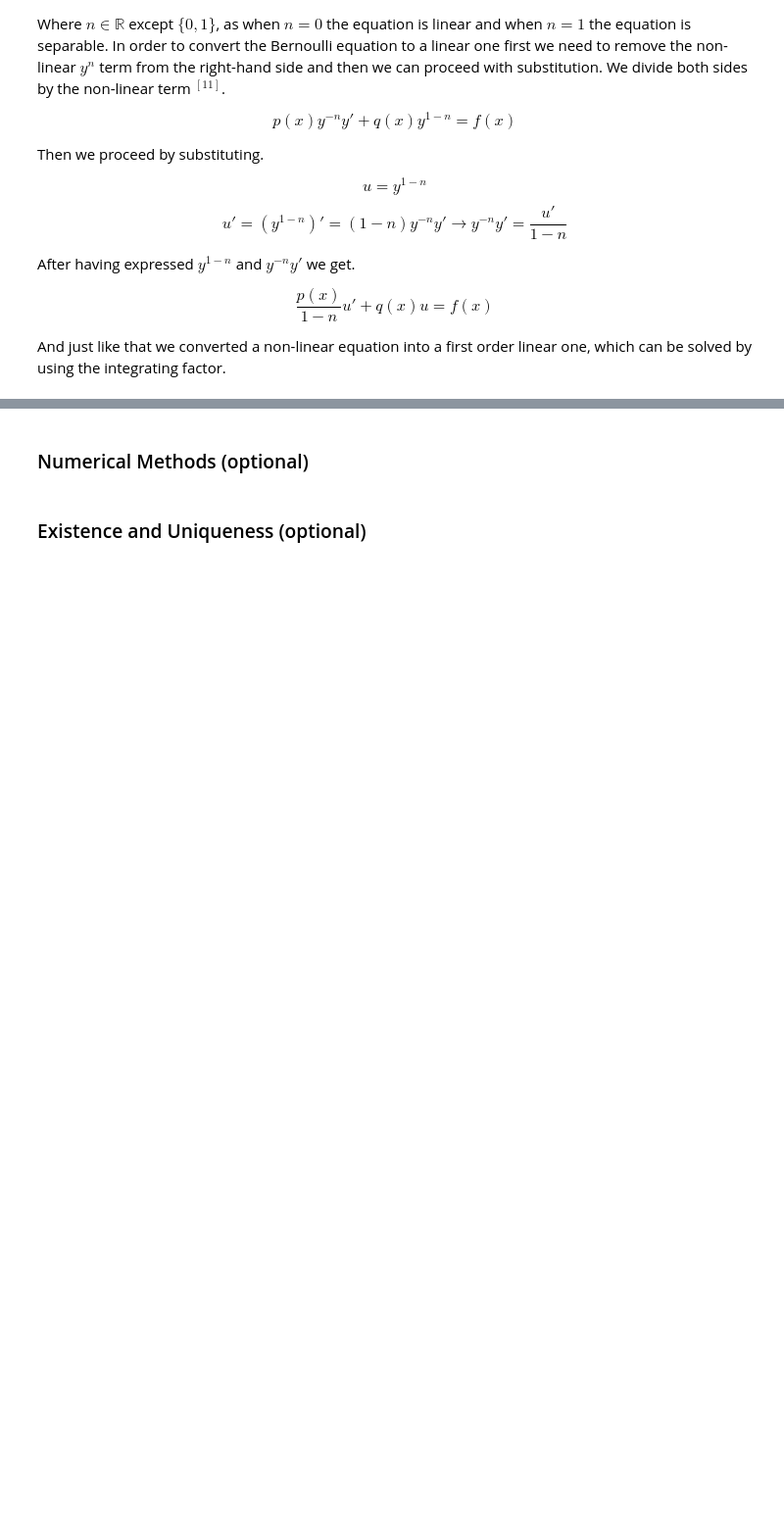
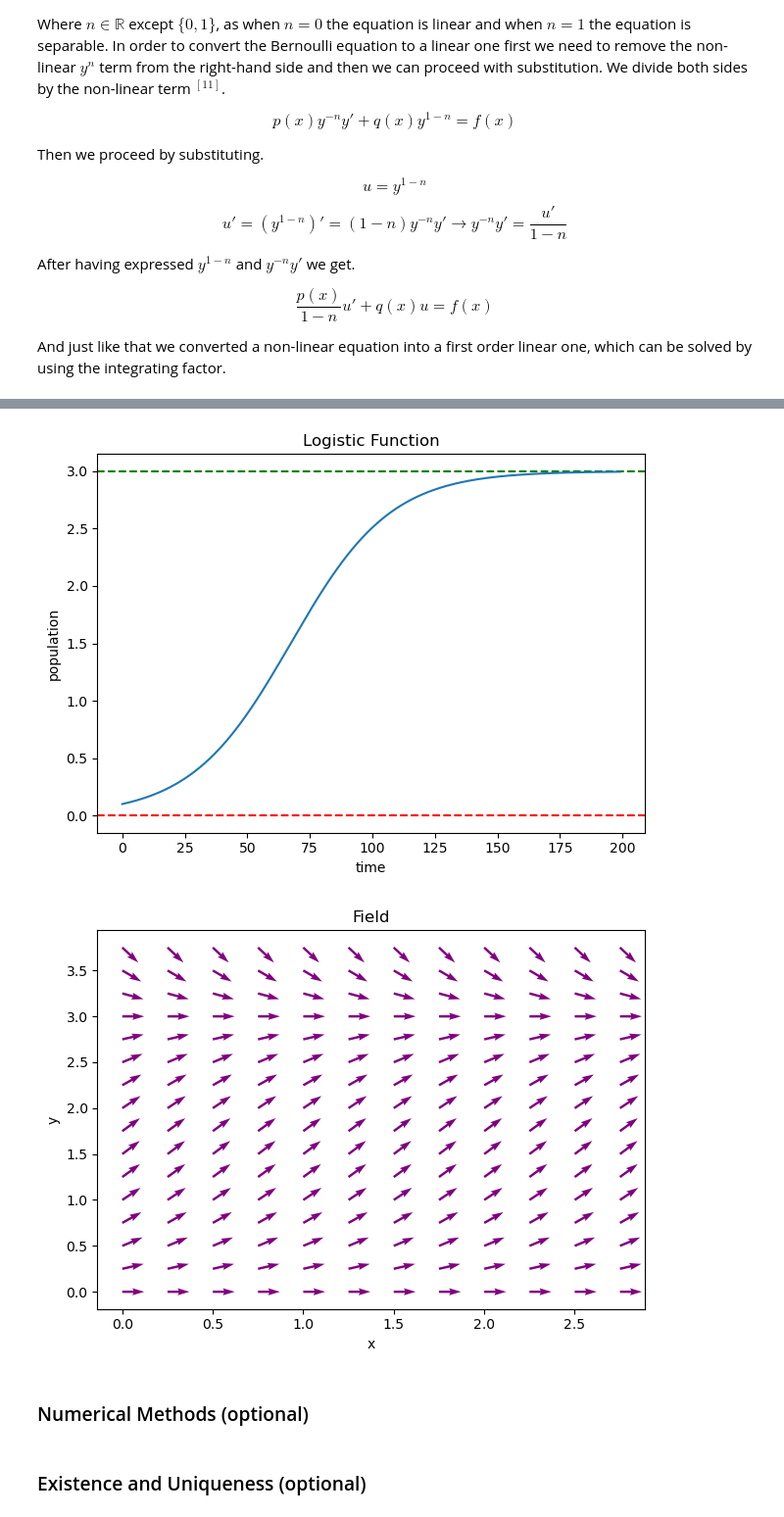
Before and after one commit to AlexanderTsoiGeorgiev/Differential-Equations, a Jupyter notebook: Differential Equations.ipynb, the cells around one changed output, grey strips where cells are left out. Shown at 98% size. Drawn from its saved outputs; the diff is of its cells as text; code cells hidden in the pictures; blank space fills up the shorter version.

```diff
--- a/Differential Equations.ipynb
+++ b/Differential Equations.ipynb
@@ -253,3 +298,59 @@ $$  y' = ry(1 - \frac{y}{K}) $$
+# %%
+def plot_logistic(t0=0, tmax = 20, step = 0.1, y0 = 2, K = 100, r = 0.5, zoom_range = [-10, 0, -1, 1], title ='Logistic Function' ):
+    t = np.arange(t0, tmax, step)
+    y0 = y0
+    K = K
+    r = r
+    y = (y0 * K)/((K - y0)*np.exp(-t * r) + y0)
+
+
+    if zoom_range:
+        fig, (ax1, ax2) = plt.subplots(2)
+        ax1.axhline(y = 0, linestyle = 'dashed', color ='red')
+        ax1.axhline(y=K, linestyle = 'dashed', color='green')
+        ax1.plot(y)
+        ax1.title.set_text(title)
+        ax1.set_xlabel('time')
+        ax1.set_ylabel('population')
+
+        ax2.axhline(y = 0, linestyle = 'dashed', color ='red')
+        ax2.axhline(y= K, linestyle = 'dashed', color='green')
+        ax2.plot(y)
+        ax2.title.set_text('Zoomed to max value')
+        ax2.set_xlabel('time')
+        ax2.set_ylabel('population')
+
+        xmin = len(t) + zoom_range[0]
+        xmax = len(t) + zoom_range[1]
+        ymin = K + zoom_range[2]
+        ymax = K + zoom_range[3]
+        ax2.axis(xmin= xmin, xmax = xmax, ymin = ymin, ymax = ymax)
+    else:
+        plt.axhline(y = 0, linestyle = 'dashed', color ='red')
+        plt.axhline(y=K, linestyle = 'dashed', color='green')
+        plt.plot(y)
+        plt.title(title)
+        plt.gca().set_xlabel('time')
+        plt.gca().set_ylabel('population')
+
+
+    plt.tight_layout()
+    plt.show()
+
+#plot_logistic()
+# plot_logistic(t0=0, tmax=50, step=0.1, y0=50, K = 10_000, r=1, zoom_range=[-350, -340, -1, 1], title= '50 to 10000 with zoom')
+# plot_logistic(t0=0, tmax=10, step=0.1, y0=50, K = 10_000, r=1, zoom_range=[], title='50 to 10000 r = 1')
+# plot_logistic(t0=0, tmax=10, step=0.1, y0=50, K = 10_000, r=2, zoom_range=[], title='50 to 10000 r = 2')
+# plot_logistic(t0=0, tmax=10, step=0.1, y0=50, K = 10_000, r=3, zoom_range=[], title='50 to 10000 r = 3')
+# plot_logistic(t0=0, tmax=10, step=0.1, y0=100, K = 50, r=1, zoom_range=[], title='100 to 50')
+
+# compare solution to vector field
+plot_logistic(y0=0.1, K =3, zoom_range=[])
+X, Y = create_meshgrid(xminrange=0, xmaxrange=2, yminrange=0, ymaxrange=3, step=0.25)
+plot_vector_field(X, Y, dyf= Y*(1 - Y/3))
+# %% [output]
+[figure, added]
+[figure, added]
 # %% [markdown]
 ### Numerical Methods (optional)
 # %% [markdown]
```
Also changed, not shown: parts of 6 cells of this notebook.
